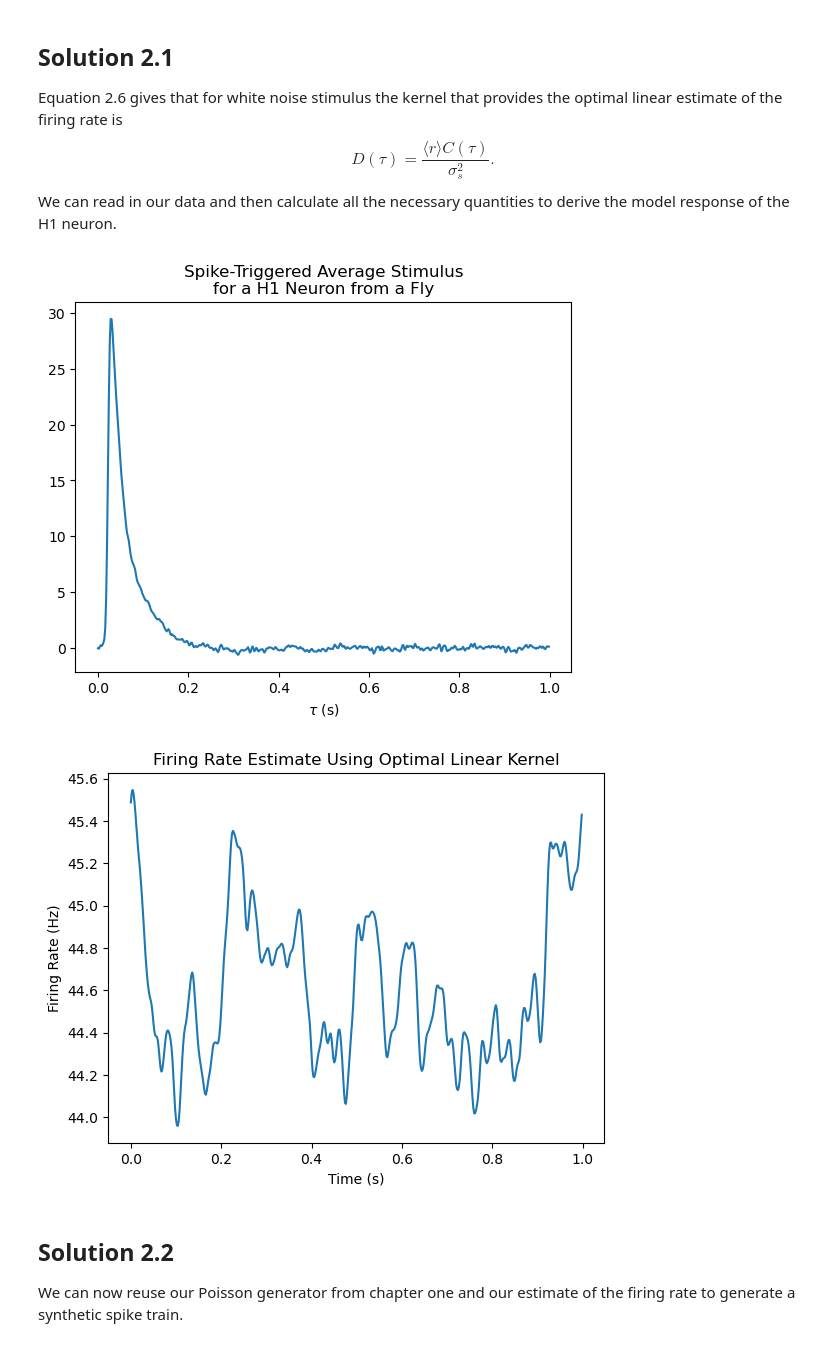
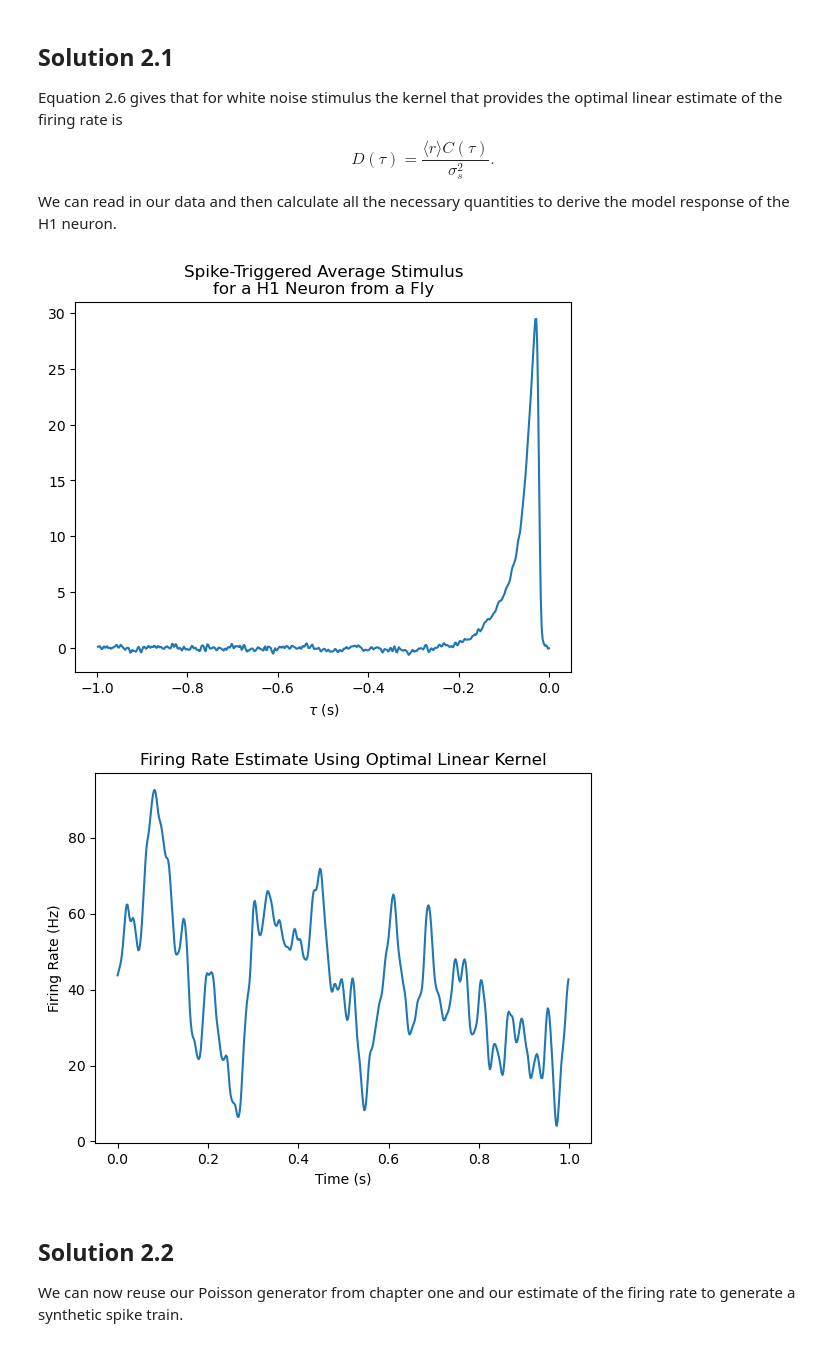
Before and after one commit to JKilgallen/theoretical_neuroscience, a Jupyter notebook: exercises/c2.ipynb, the cells around one changed output. Drawn from its saved outputs; the diff is of its cells as text; code cells hidden in the pictures.

```diff
--- a/exercises/c2.ipynb
+++ b/exercises/c2.ipynb
@@ -64,9 +64,9 @@ plt.ylabel("Stimulus Value");
 ## Solution 2.2
 To compute the firing rate we must use equation 2.1 which gives $$r_{\text{est}} = r_0 + \int_0^\infty D(\tau)s(t-\tau) d\tau.$$ To implement this We must first generate the kernel given.
 # %%
-time = np.array([i*dt for i in range(int(10/dt))])
+time = np.array([-i*dt for i in range(int(10/dt))])
 # Multiply the kernel values by 1000 to convert from Hz/ms.
-D = 1000*np.array([-np.cos(2*np.pi*(t - 0.02)/0.14)*np.exp(-t/0.06) for t in time])
+D = 1000*np.array([-np.cos(2*np.pi*(-t - 0.02)/0.14)*np.exp(t/0.06) for t in time])
 plt.plot(time[:int(1/dt)], D[:int(1/dt)])
 plt.title("Kernel Value vs Time")
 plt.xlabel("Time (s)")
@@ -224,27 +223,28 @@ def get_spike_triggered_average(rho, stim, T, dt, tau):
 T = 20*60
 dt = 0.002
 
-taus = [i*0.001 for i in range(0, 1000, 2)]
-sta = np.array([get_spike_triggered_average(rho, stim, T, dt, tau) for tau in taus])
+taus = [-i*0.001 for i in range(0, 1000, 2)]
+sta = np.array([get_spike_triggered_average(rho, stim, T, dt, -tau) for tau in taus])
 
 plt.plot(taus, sta)
 plt.title('Spike-Triggered Average Stimulus\nfor a H1 Neuron from a Fly')
 plt.xlabel(r'$\tau$ (s)');
+sta = np.flip(sta)
 # %% [output]
-[figure, old version]
+[figure, new version]
 # %%
 r = np.sum(rho)/T
 sigma = np.std(stim)
-D = sta*r/(sigma**2)
-
+D = sta*r/(sigma)
+taus = [i*0.001 for i in range(0, 1000, 2)]
 r_est = np.array([get_firing_rate_estimate(np.sum(rho)/T, D, stim[:500], 0.002, tau) for tau in taus])
 
 plt.plot(taus, r_est)
 plt.title("Firing Rate Estimate Using Optimal Linear Kernel")
 plt.xlabel("Time (s)")
 plt.ylabel("Firing Rate (Hz)");
 # %% [output]
-[figure, old version]
+[figure, new version]
 # %% [markdown]
 ## Solution 2.2
 We can now reuse our Poisson generator from chapter one and our estimate of the firing rate to generate a synthetic spike train.
```
Also changed, not shown: parts of 25 cells of this notebook.
